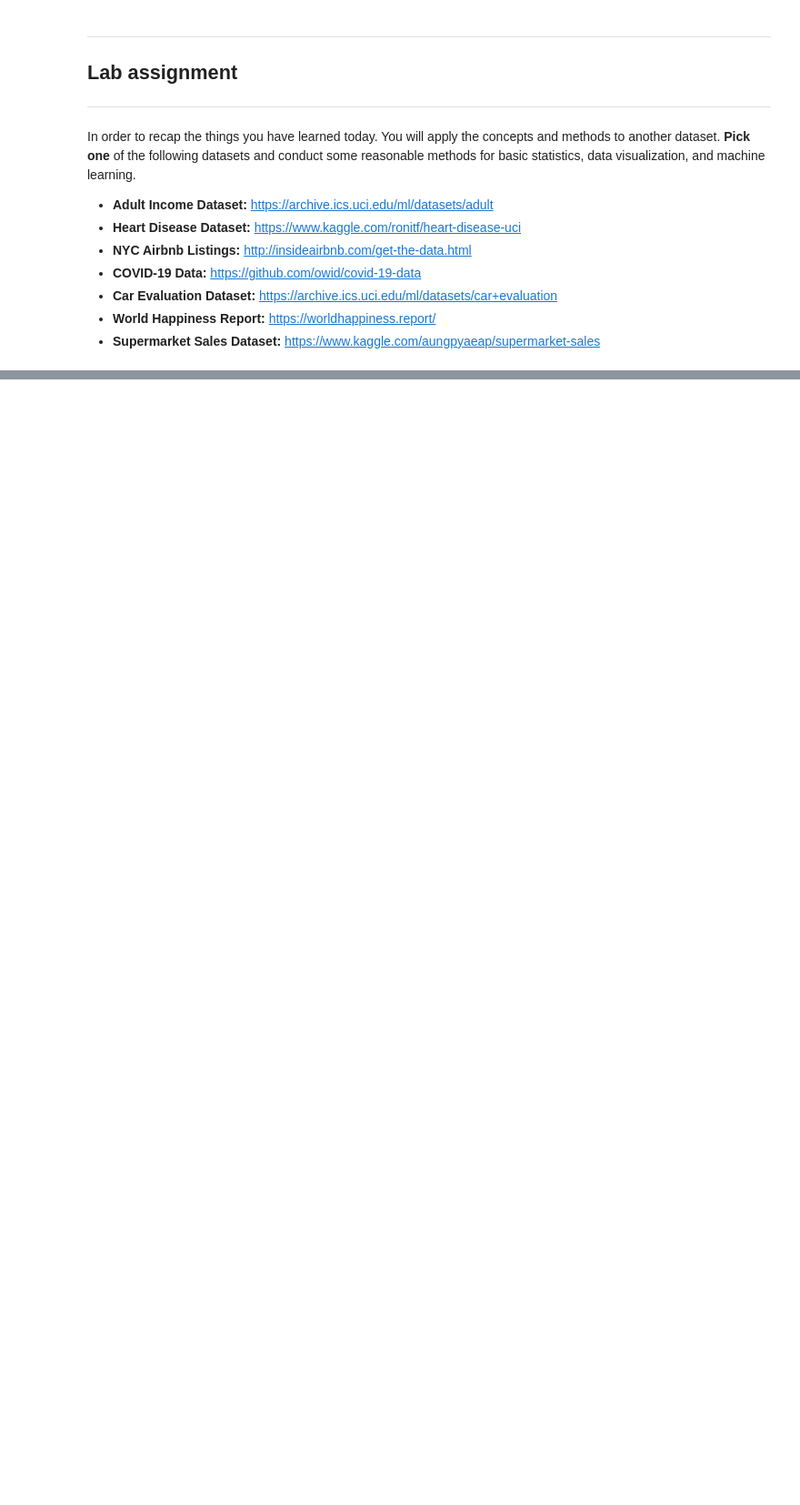
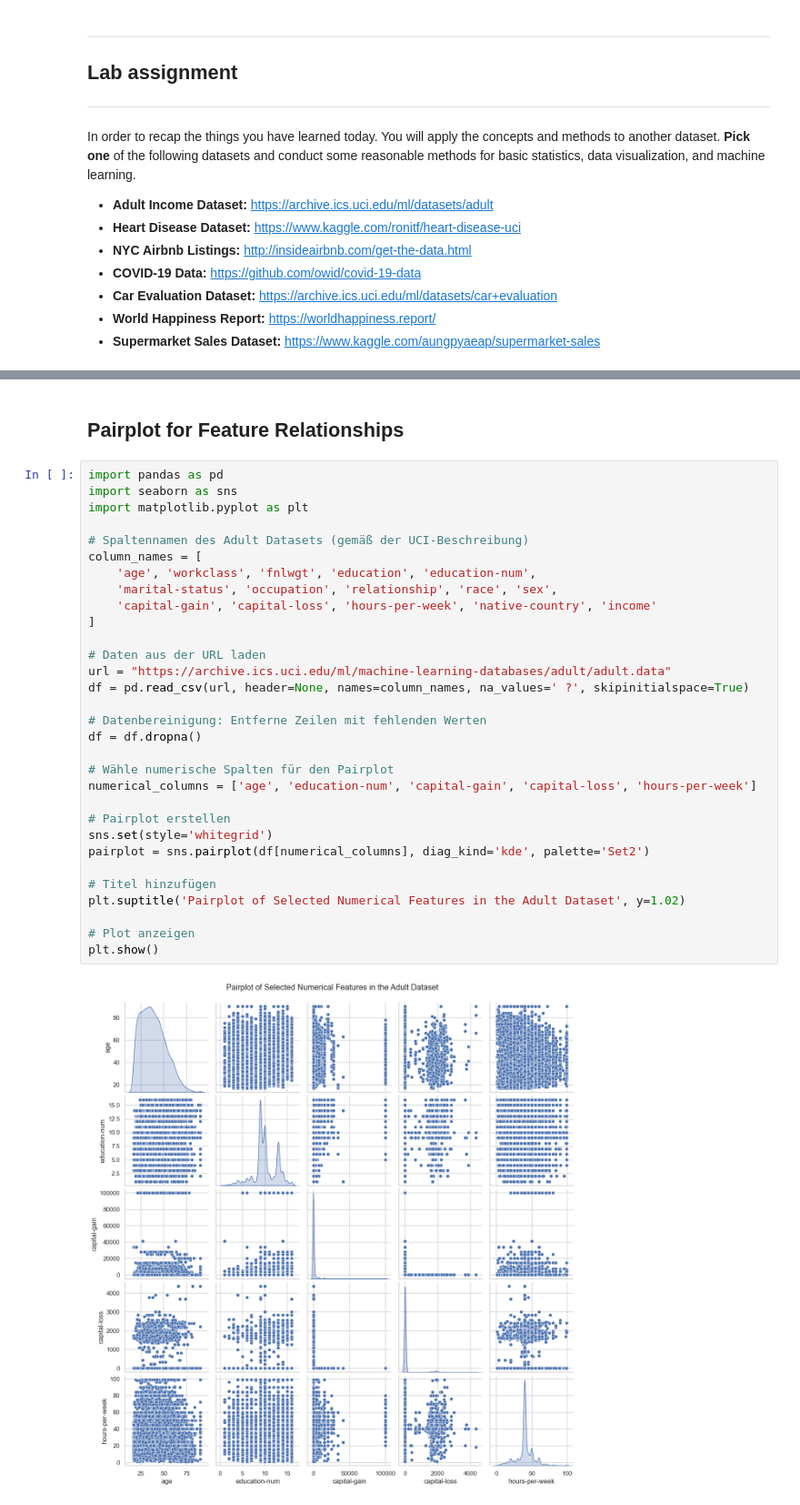
Before and after one commit to irgroup-classrooms/individual-assignments-lennard-mcl, a Jupyter notebook: labs/09/09_python_data_science_packages.ipynb, the cells around one changed output, grey strips where cells are left out. Shown: that part at 91% size. Drawn from its saved outputs; the diff is of its cells as text; blank space fills up the shorter version.

```diff
--- a/labs/09/09_python_data_science_packages.ipynb
+++ b/labs/09/09_python_data_science_packages.ipynb
@@ -757,0 +971,35 @@ In order to recap the things you have learned today. You will apply the concepts
+# %% [markdown]
+## Pairplot for Feature Relationships
+# %%
+import pandas as pd
+import seaborn as sns
+import matplotlib.pyplot as plt
+
+# Spaltennamen des Adult Datasets (gemäß der UCI-Beschreibung)
+column_names = [
+    'age', 'workclass', 'fnlwgt', 'education', 'education-num',
+    'marital-status', 'occupation', 'relationship', 'race', 'sex',
+    'capital-gain', 'capital-loss', 'hours-per-week', 'native-country', 'income'
+]
+
+# Daten aus der URL laden
+url = "https://archive.ics.uci.edu/ml/machine-learning-databases/adult/adult.data"
+df = pd.read_csv(url, header=None, names=column_names, na_values=' ?', skipinitialspace=True)
+
+# Datenbereinigung: Entferne Zeilen mit fehlenden Werten
+df = df.dropna()
+
+# Wähle numerische Spalten für den Pairplot
+numerical_columns = ['age', 'education-num', 'capital-gain', 'capital-loss', 'hours-per-week']
+
+# Pairplot erstellen
+sns.set(style='whitegrid')
+pairplot = sns.pairplot(df[numerical_columns], diag_kind='kde', palette='Set2')
+
+# Titel hinzufügen
+plt.suptitle('Pairplot of Selected Numerical Features in the Adult Dataset', y=1.02)
+
+# Plot anzeigen
+plt.show()
+# %% [output]
+[figure, added]
```
Also changed, not shown: parts of 23 cells of this notebook.
